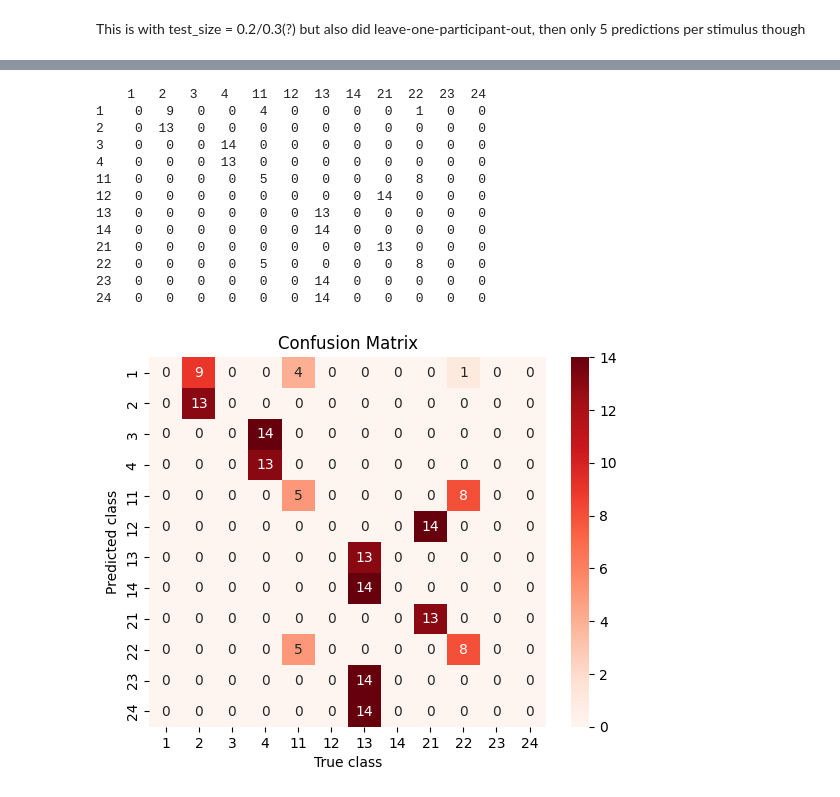
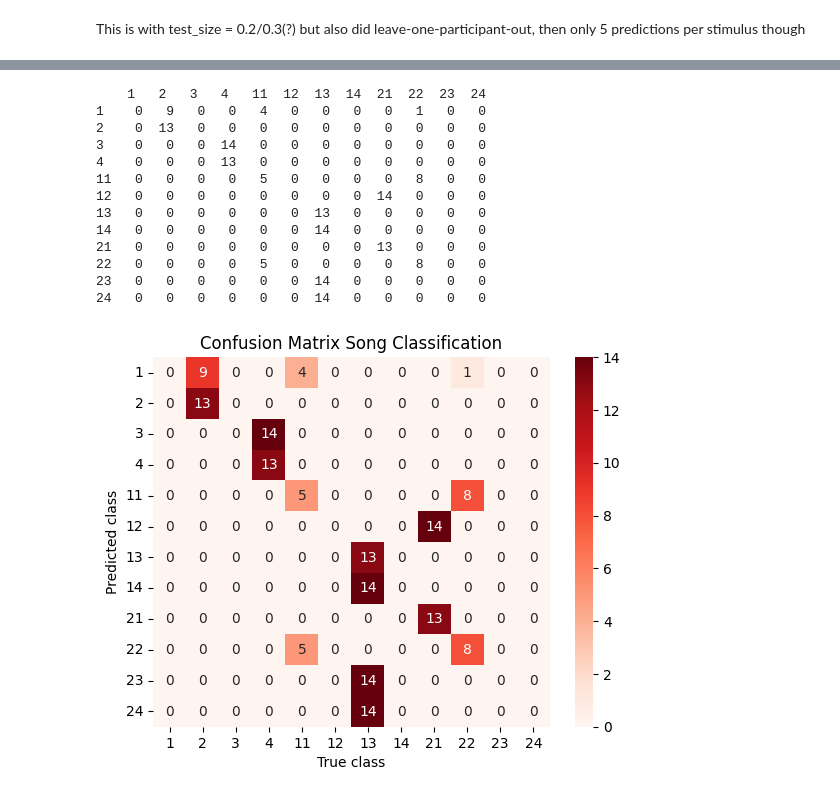
Before and after one commit to sophiakene/Master_thesis, a Jupyter notebook: code/visualisations/vis.ipynb, the cells around one changed output, grey strips where cells are left out. Saved outputs shown, nothing was run; the diff lists cells and outputs as text; code cells hidden in the pictures.

Commit message:
delete plots.py and order and comment vis.ipynb

```diff
--- a/code/visualisations/vis.ipynb
+++ b/code/visualisations/vis.ipynb
@@ -385,38 +337,37 @@ plt.show()
-# %%
-indices = [1, 2, 3, 4, 11, 12, 13, 14, 21, 22, 23, 24]
-columns = indices
-
-# Create DataFrame
-df = pd.DataFrame(data=cf, index=indices, columns=columns)
-
-print(df)
-# %% [output]
-    1   2   3   4   11  12  13  14  21  22  23  24
-1    0   9   0   0   4   0   0   0   0   1   0   0
-2    0  13   0   0   0   0   0   0   0   0   0   0
-3    0   0   0  14   0   0   0   0   0   0   0   0
-4    0   0   0  13   0   0   0   0   0   0   0   0
-11   0   0   0   0   5   0   0   0   0   8   0   0
-12   0   0   0   0   0   0   0   0  14   0   0   0
-13   0   0   0   0   0   0  13   0   0   0   0   0
-14   0   0   0   0   0   0  14   0   0   0   0   0
-21   0   0   0   0   0   0   0   0  13   0   0   0
-22   0   0   0   0   5   0   0   0   0   8   0   0
-23   0   0   0   0   0   0  14   0   0   0   0   0
-24   0   0   0   0   0   0  14   0   0   0   0   0
 # %%
+indices = [1, 2, 3, 4, 11, 12, 13, 14, 21, 22, 23, 24]
+columns = indices
+
+# Create DataFrame
+df = pd.DataFrame(data=cf, index=indices, columns=columns)
+
+print(df)
+
 sns.heatmap(df, annot=True, cmap="Reds")
 
 # Set x and y tick positions to be at the center of the cells
 plt.xticks(ticks=np.arange(len(df.columns)) + 0.5, labels=df.columns)
-plt.yticks(ticks=np.arange(len(df.index)) + 0.5, labels=df.index)
+plt.yticks(ticks=np.arange(len(df.index)) + 0.5, labels=df.index,rotation=0)
 
 # Labels and title
 plt.xlabel('True class')
 plt.ylabel('Predicted class')
 plt.title("Confusion Matrix Song Classification")
 
 # Show the plot
 plt.show()
 # %% [output]
+    1   2   3   4   11  12  13  14  21  22  23  24
+1    0   9   0   0   4   0   0   0   0   1   0   0
+2    0  13   0   0   0   0   0   0   0   0   0   0
+3    0   0   0  14   0   0   0   0   0   0   0   0
+4    0   0   0  13   0   0   0   0   0   0   0   0
+11   0   0   0   0   5   0   0   0   0   8   0   0
+12   0   0   0   0   0   0   0   0  14   0   0   0
+13   0   0   0   0   0   0  13   0   0   0   0   0
+14   0   0   0   0   0   0  14   0   0   0   0   0
+21   0   0   0   0   0   0   0   0  13   0   0   0
+22   0   0   0   0   5   0   0   0   0   8   0   0
+23   0   0   0   0   0   0  14   0   0   0   0   0
+24   0   0   0   0   0   0  14   0   0   0   0   0
-[figure, old version]
+[figure, new version]
```
Also changed, not shown: parts of 21 cells of this notebook.
